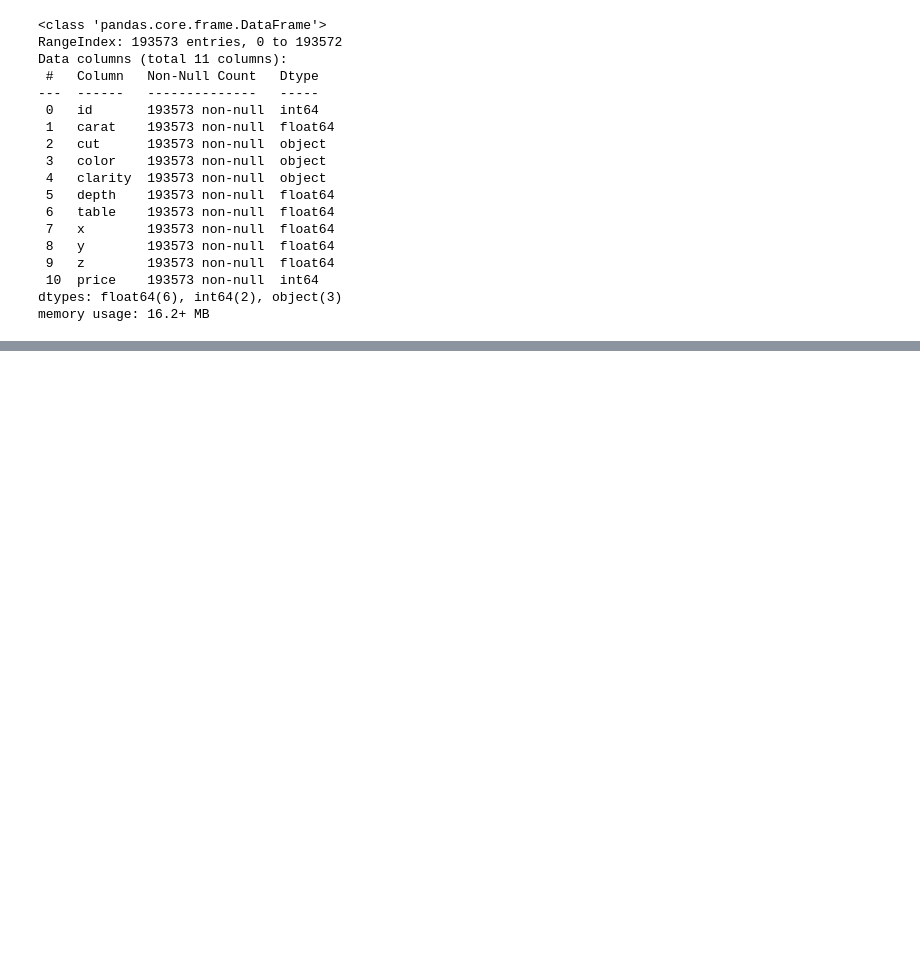
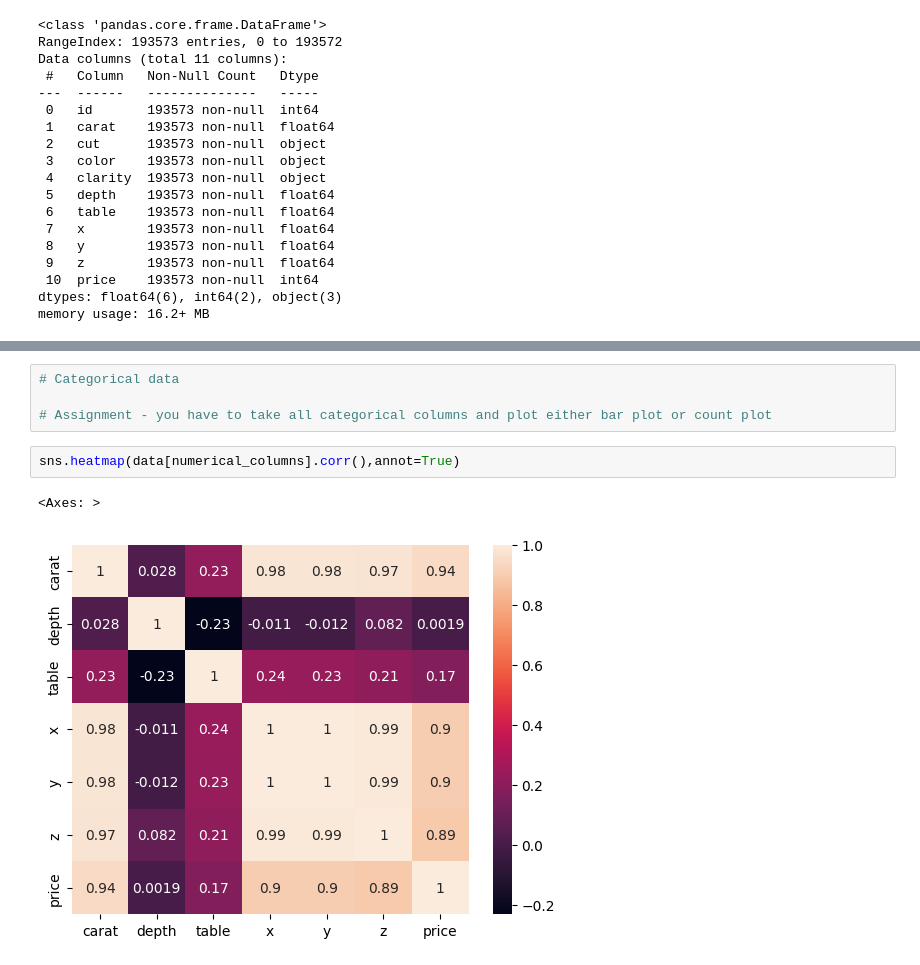
Before and after one commit to jaganank/MLOPS, a Jupyter notebook: notebooks/research.ipynb, the cells around one changed output, grey strips where cells are left out. Saved outputs shown, nothing was run; the diff lists cells and outputs as text; blank space fills up the shorter version.

```diff
--- a/notebooks/research.ipynb
+++ b/notebooks/research.ipynb
@@ -101,0 +198,9 @@ data.drop(labels=["id"],axis=1)
+# %%
+# Categorical data
+
+# Assignment - you have to take all categorical columns and plot either bar plot or count plot
+# %%
+sns.heatmap(data[numerical_columns].corr(),annot=True)
+# %% [output]
+<Axes: >
+[figure, added]
```
Also changed, not shown: parts of 21 cells of this notebook, 1 other file.
